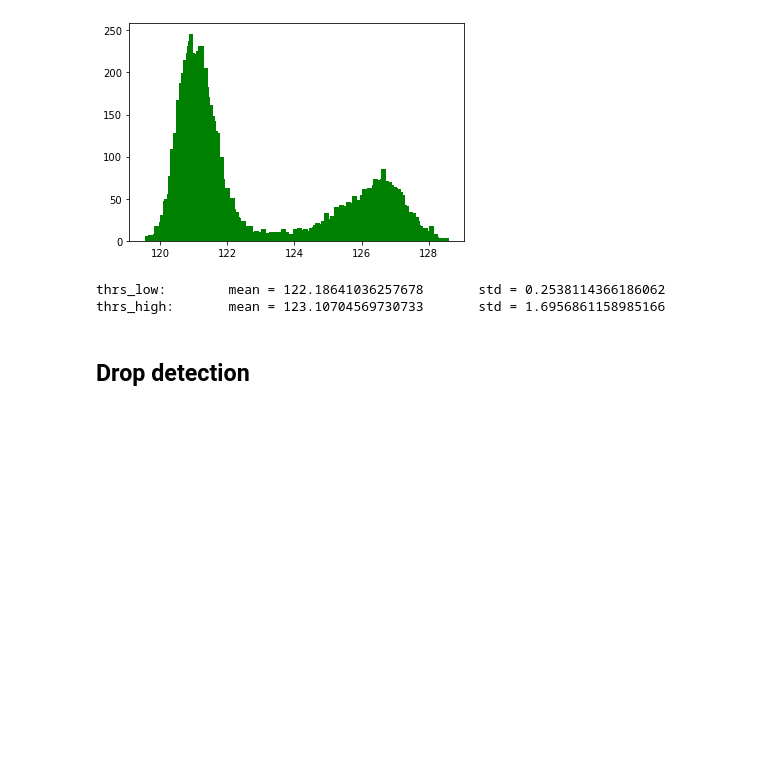
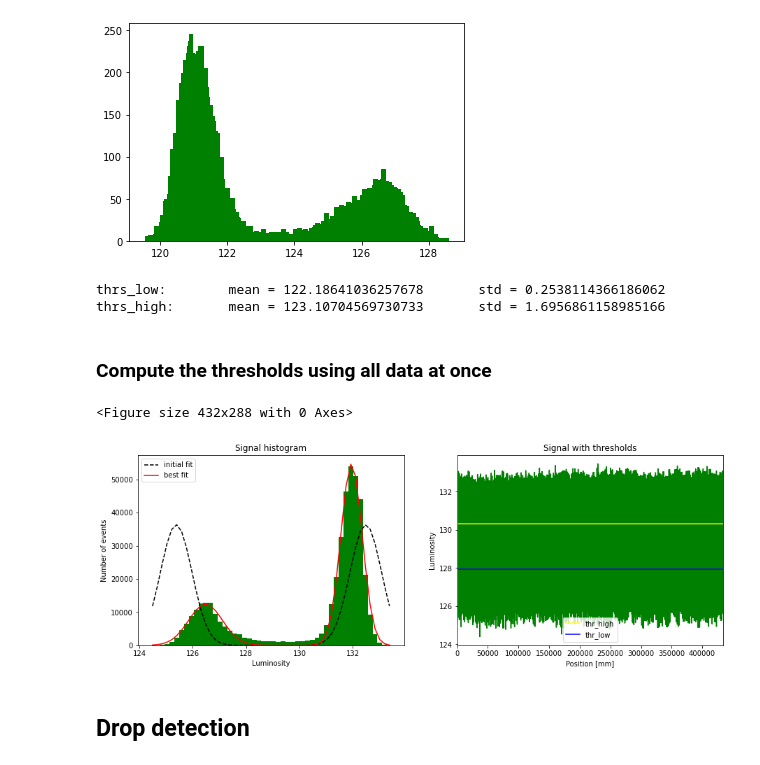
Before and after one commit to AlessandroLovo/T-junction, a Jupyter notebook: image_processing.ipynb, the cells around one changed output. Saved outputs shown, nothing was run; the diff lists cells and outputs as text; code cells hidden in the pictures; blank space fills up the shorter version.

```diff
--- a/image_processing.ipynb
+++ b/image_processing.ipynb
@@ -165,6 +197,20 @@ print(f'thrs_high:\t mean = {np.mean(thrs_high)} \t std = {np.std(thrs_high,ddof
 # %% [output]
 thrs_low:        mean = 122.18641036257678       std = 0.2538114366186062
 thrs_high:       mean = 123.10704569730733       std = 1.6956861158985166
+# %% [markdown]
+### Compute the thresholds using all data at once
+# %%
+nbins       = 50    # Histo bins number
+plot_switch = True  # Plots activation
+
+high_sigmas = 4
+low_sigmas = 2
+
+thr_low, thr_high = ddt.thr_searcher(Ydata=np.concatenate(means), nbins=nbins, plot_switch=plot_switch,
+                                     high_sigmas=high_sigmas, low_sigmas=low_sigmas)
+# %% [output]
+<Figure size 432x288 with 0 Axes>
+[figure, added]
 # %% [markdown]
 ## Drop detection
 # %%
```
Also changed, not shown: parts of 23 cells of this notebook, 2 other files.
